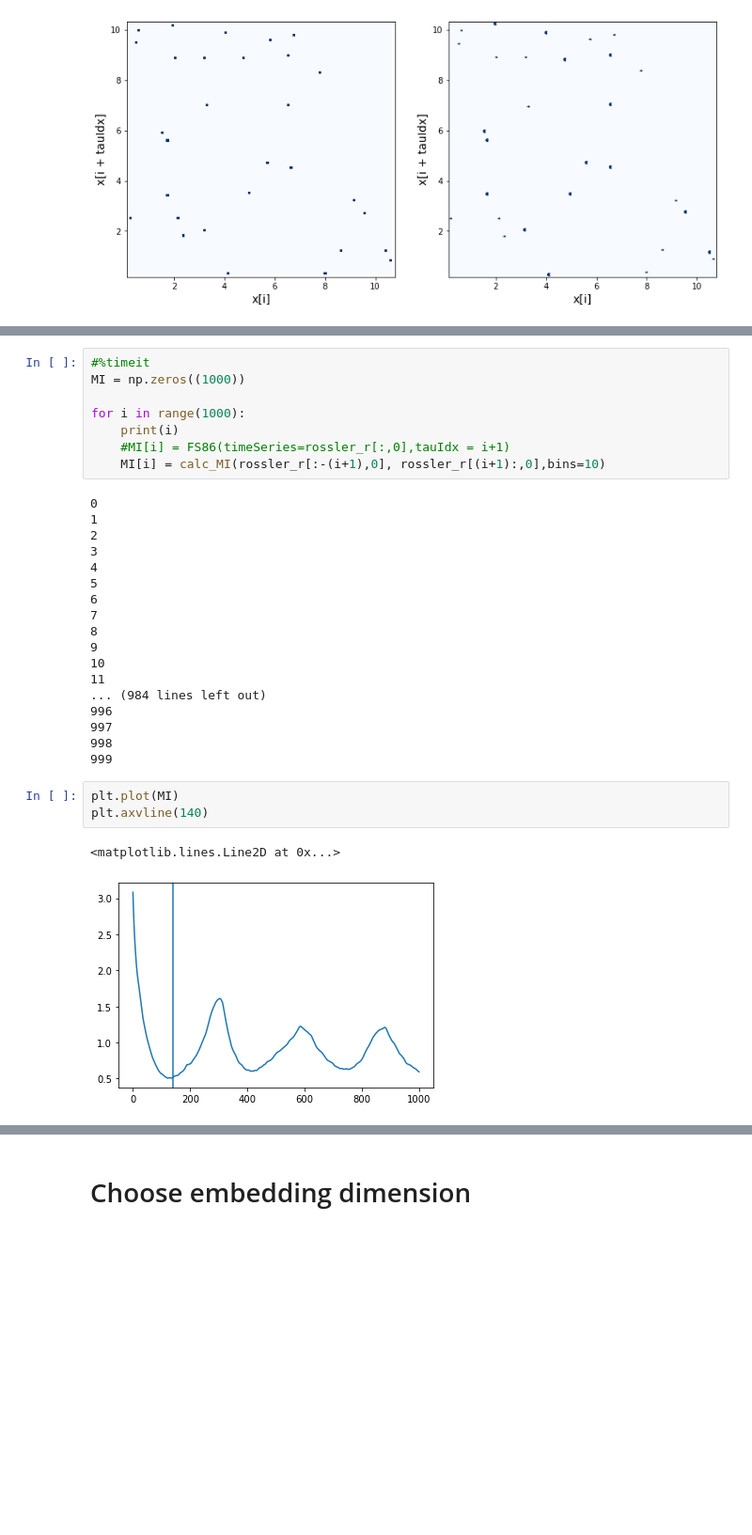
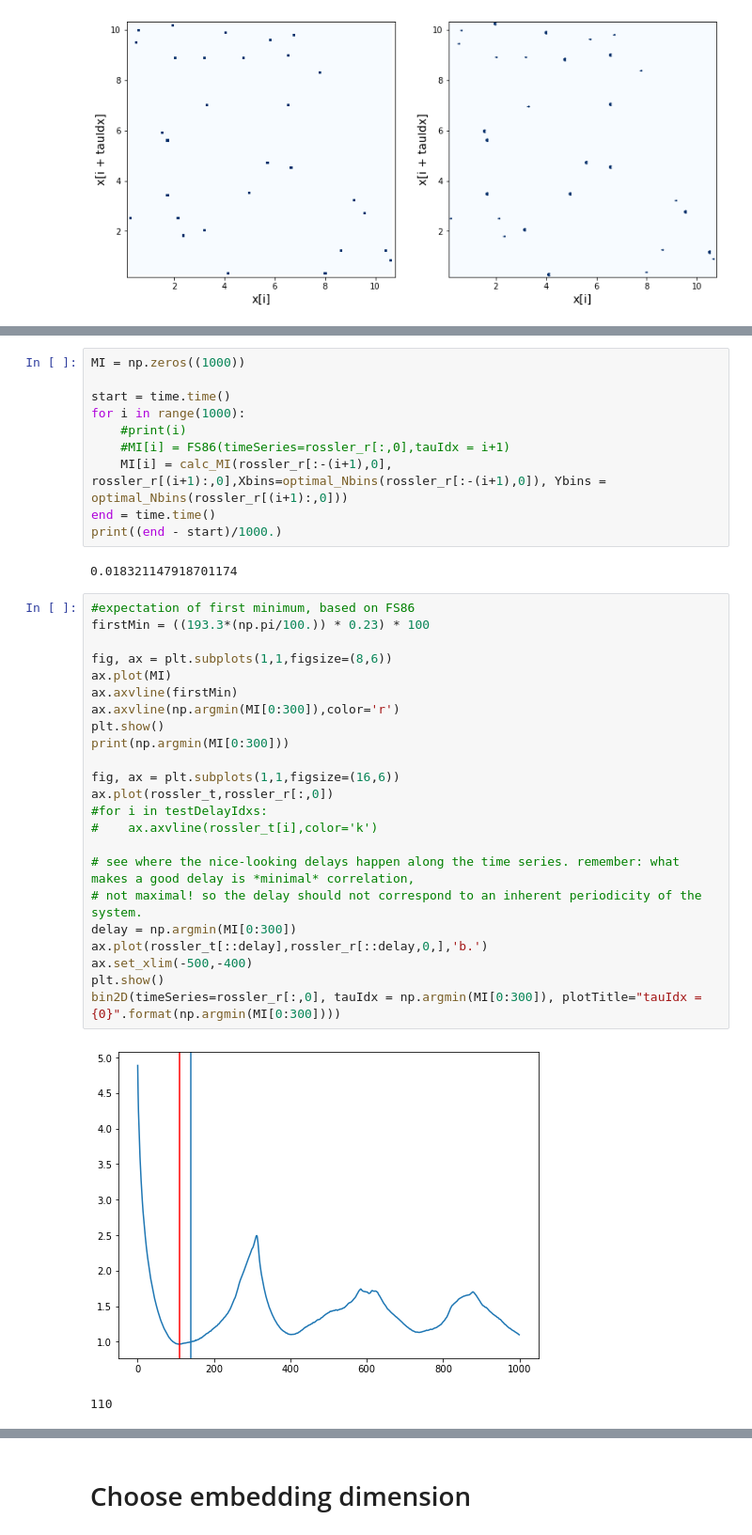
Before and after one commit to esandford/starspot_chaos, a Jupyter notebook: syntheticSignals.ipynb, the cells around one changed output, grey strips where cells are left out. Shown at 94% size. Cells and saved outputs as stored; diff of their text form; blank space fills up the shorter version.

Commit message:
Calculated optimal bin number for mutual information function using Freedman-Diaconis rule

```diff
--- a/syntheticSignals.ipynb
+++ b/syntheticSignals.ipynb
@@ -720,32 +715,38 @@ for ix in np.arange(n):
 # %%
-#%timeit
 MI = np.zeros((1000))
 
+start = time.time()
 for i in range(1000):
-    print(i)
+    #print(i)
     #MI[i] = FS86(timeSeries=rossler_r[:,0],tauIdx = i+1)
-    MI[i] = calc_MI(rossler_r[:-(i+1),0], rossler_r[(i+1):,0],bins=10)
+    MI[i] = calc_MI(rossler_r[:-(i+1),0], rossler_r[(i+1):,0],Xbins=optimal_Nbins(rossler_r[:-(i+1),0]), Ybins = optimal_Nbins(rossler_r[(i+1):,0]))
+end = time.time()
+print((end - start)/1000.)
 # %% [output]
-0
-1
-2
-3
-4
-5
-6
-7
-8
-9
-10
-11
-... (984 lines left out)
-996
-997
-998
-999
+0.018321147918701174
 # %%
-plt.plot(MI)
-plt.axvline(140)
+#expectation of first minimum, based on FS86
+firstMin = ((193.3*(np.pi/100.)) * 0.23) * 100
+
+fig, ax = plt.subplots(1,1,figsize=(8,6))
+ax.plot(MI)
+ax.axvline(firstMin)
+ax.axvline(np.argmin(MI[0:300]),color='r')
+plt.show()
+print(np.argmin(MI[0:300]))
+
+fig, ax = plt.subplots(1,1,figsize=(16,6))
+ax.plot(rossler_t,rossler_r[:,0])
+#for i in testDelayIdxs:
+#    ax.axvline(rossler_t[i],color='k')
+
+# see where the nice-looking delays happen along the time series. remember: what makes a good delay is *minimal* correlation,
+# not maximal! so the delay should not correspond to an inherent periodicity of the system.
+delay = np.argmin(MI[0:300])
+ax.plot(rossler_t[::delay],rossler_r[::delay,0,],'b.')
+ax.set_xlim(-500,-400)
+plt.show()
+bin2D(timeSeries=rossler_r[:,0], tauIdx = np.argmin(MI[0:300]), plotTitle="tauIdx = {0}".format(np.argmin(MI[0:300])))
 # %% [output]
+[figure, new version]
-<matplotlib.lines.Line2D at 0x...>
+110
-[figure, old version]
```
Also changed, not shown: parts of 4 cells of this notebook.
